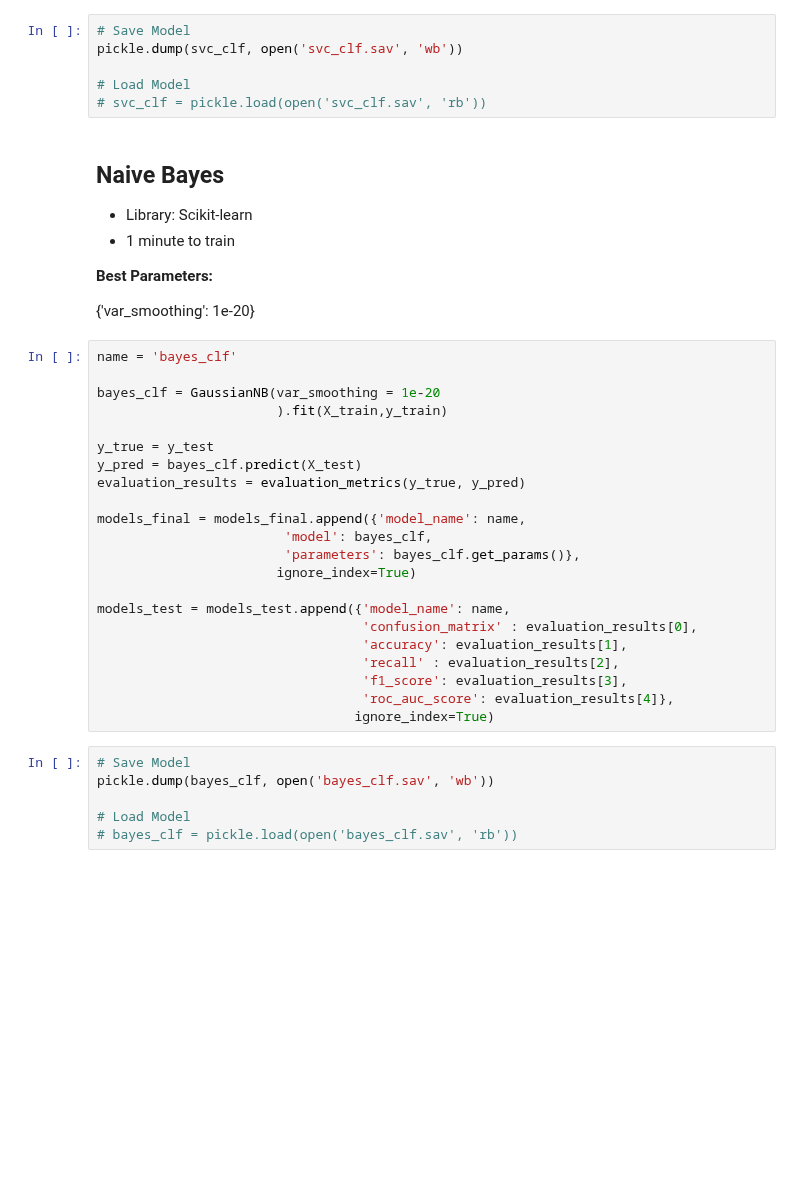
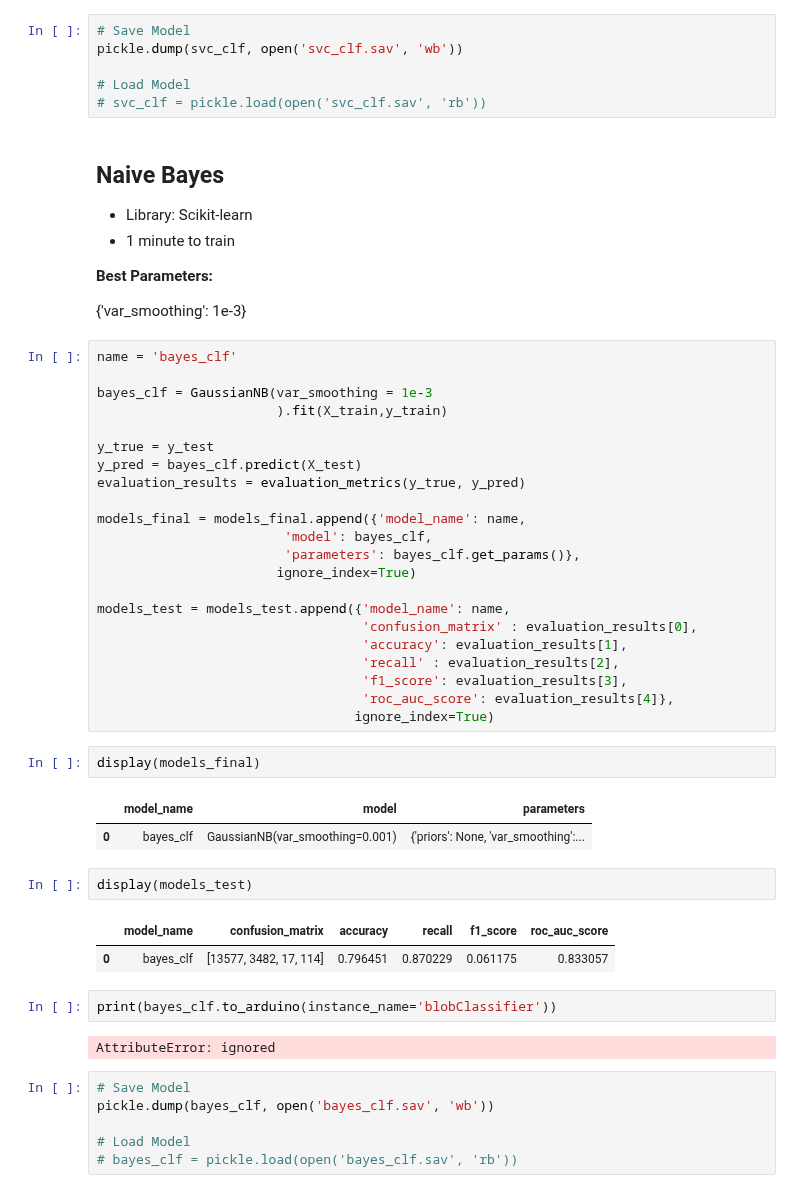
Before and after one commit to ManapatWeeramongkolkul/ForestFireML, a Jupyter notebook: ModelTesting_Pipeline.ipynb, the cells around one changed output. Saved outputs shown, nothing was run; the diff lists cells and outputs as text; blank space fills up the shorter version.

```diff
--- a/ModelTesting_Pipeline.ipynb
+++ b/ModelTesting_Pipeline.ipynb
@@ -257,11 +257,11 @@ pickle.dump(svc_clf, open('svc_clf.sav', 'wb'))
 
 **Best Parameters:**
 
-{'var_smoothing': 1e-20}
+{'var_smoothing': 1e-3}
 # %%
 name = 'bayes_clf'
 
-bayes_clf = GaussianNB(var_smoothing = 1e-20
+bayes_clf = GaussianNB(var_smoothing = 1e-3
                        ).fit(X_train,y_train)
 
 y_true = y_test
@@ -280,6 +280,20 @@ models_test = models_test.append({'model_name': name,
                                   'f1_score': evaluation_results[3],
                                   'roc_auc_score': evaluation_results[4]},
                                  ignore_index=True)
+# %%
+display(models_final)
+# %% [output]
+|  | model_name | model | parameters |
+| 0 | bayes_clf | GaussianNB(var_smoothing=0.001) | {'priors': None, 'var_smoothing':... |
+# %%
+display(models_test)
+# %% [output]
+|  | model_name | confusion_matrix | accuracy | recall | f1_score | roc_auc_score |
+| 0 | bayes_clf | [13577, 3482, 17, 114] | 0.796451 | 0.870229 | 0.061175 | 0.833057 |
+# %%
+print(bayes_clf.to_arduino(instance_name='blobClassifier'))
+# %% [output]
+AttributeError: ignored
 # %%
 # Save Model
 pickle.dump(bayes_clf, open('bayes_clf.sav', 'wb'))
```
Also changed, not shown: parts of 4 cells of this notebook.
